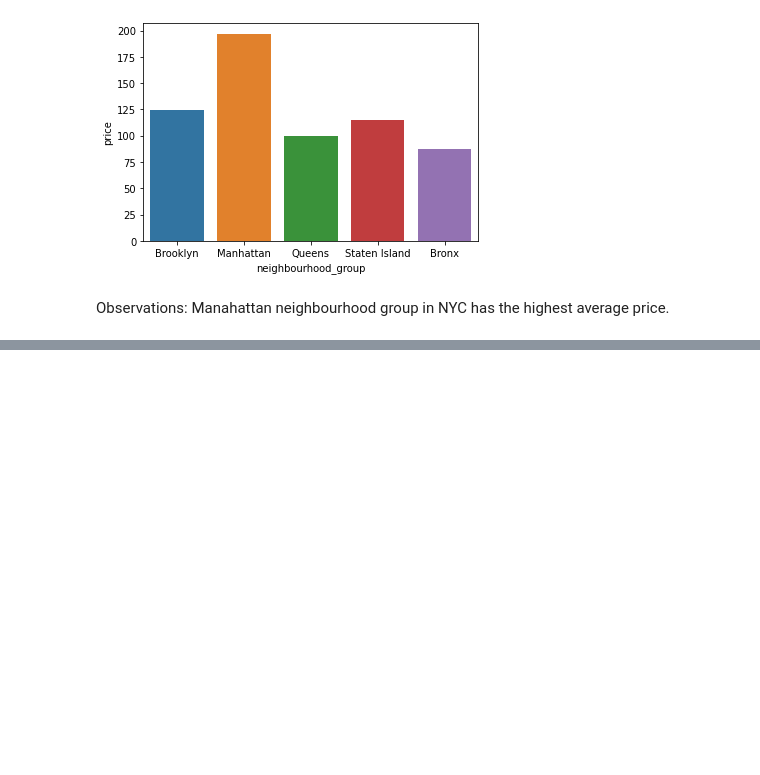
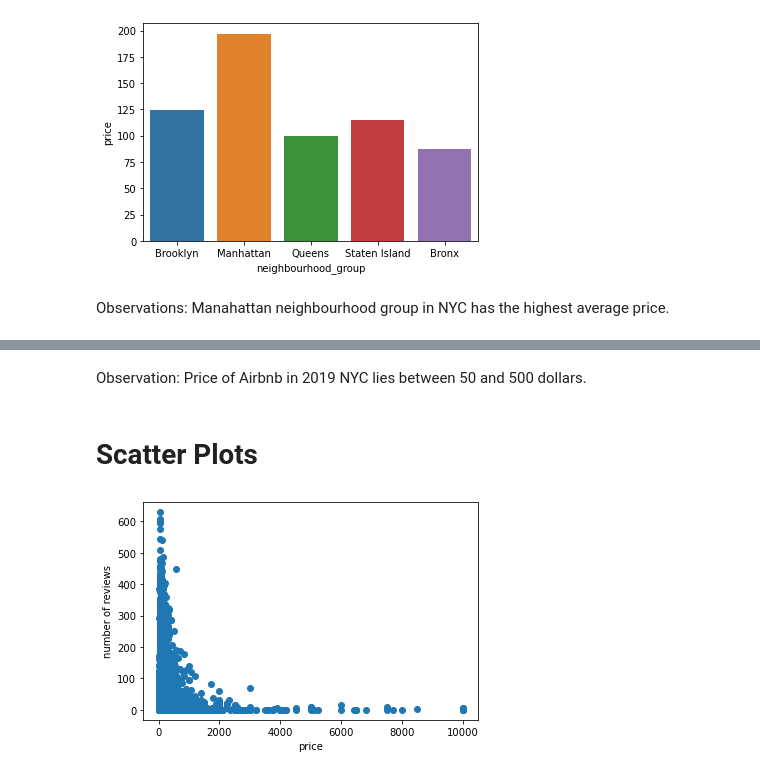
Before and after one commit to Chaliantosh/Dataanalysis-Visualizations, a Jupyter notebook: Airbnb_visualizations_usecase.ipynb, the cells around one changed output, grey strips where cells are left out. Drawn from its saved outputs; the diff is of its cells as text; code cells hidden in the pictures; blank space fills up the shorter version.

```diff
--- a/Airbnb_visualizations_usecase.ipynb
+++ b/Airbnb_visualizations_usecase.ipynb
@@ -50,0 +87,12 @@ Observations: Manahattan neighbourhood group in NYC has the highest average pric
+# %% [markdown]
+Observation: Price of Airbnb in 2019 NYC lies between 50 and 500 dollars.
+# %% [markdown]
+# Scatter Plots
+# %%
+#compare price and number of reviews.
+plt.scatter(x=listings['price'],y=listings['number_of_reviews'])
+plt.xlabel('price')
+plt.ylabel('number of reviews')
+plt.show()
+# %% [output]
+[figure, added]
```
Also changed, not shown: parts of 9 cells of this notebook.
